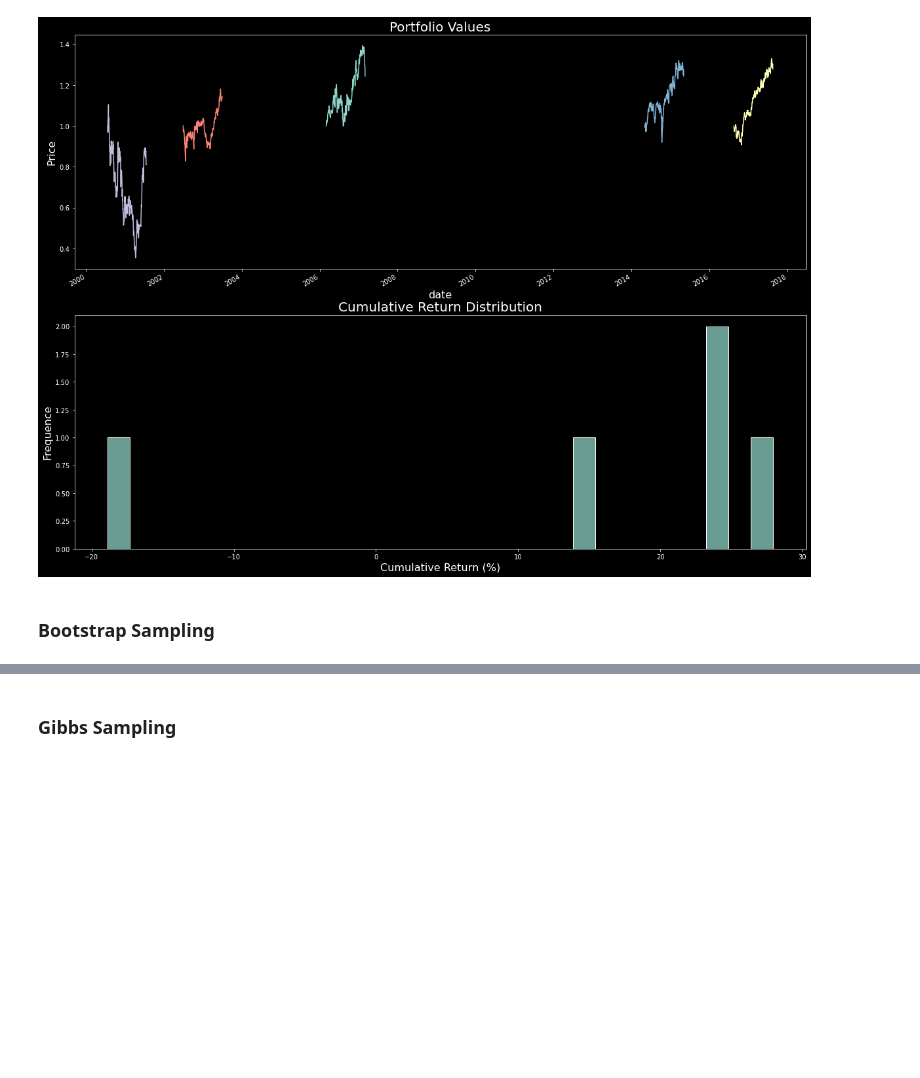
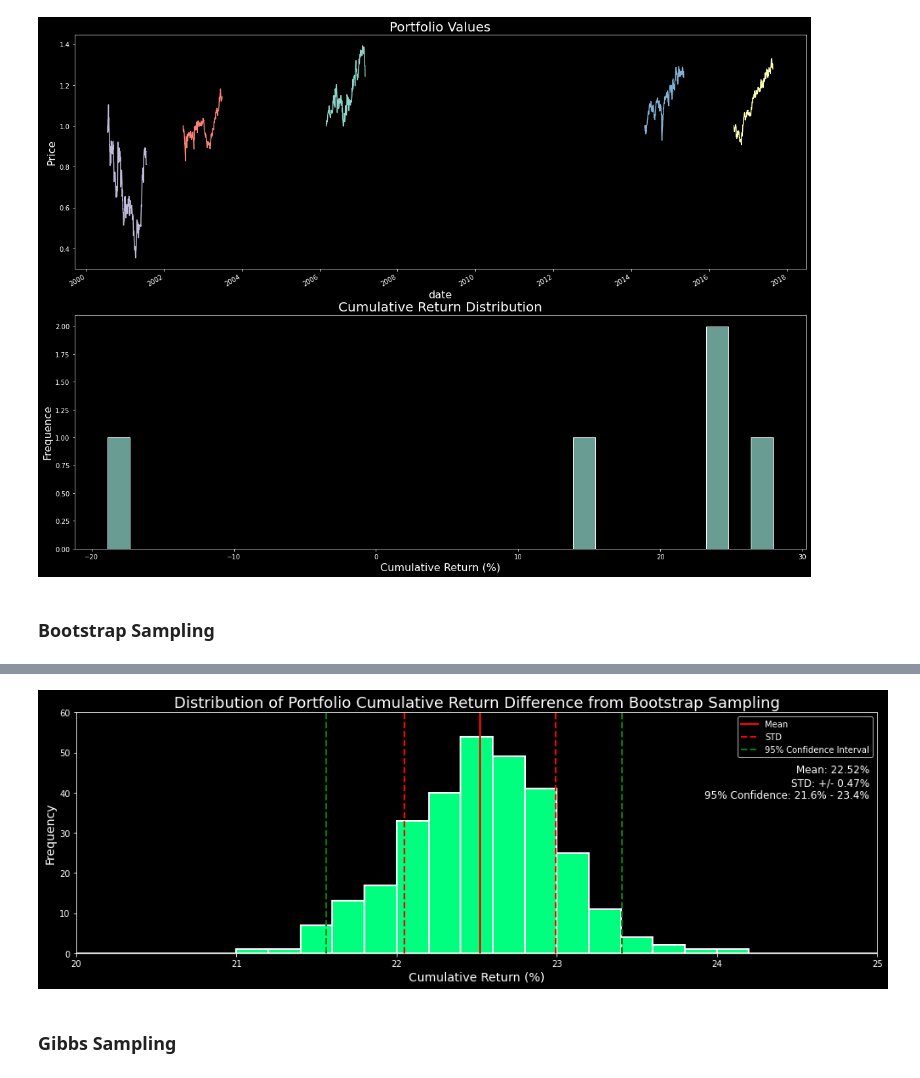
Before and after one commit to jujbates/Portfolio-Optimization, a Jupyter notebook: portopt/notebooks/exploratory/5.0-jujbates-S&P500-PO_modeling.ipynb, the cells around one changed output, grey strips where cells are left out. Drawn from its saved outputs; the diff is of its cells as text; code cells hidden in the pictures; blank space fills up the shorter version.

```diff
--- a/portopt/notebooks/exploratory/5.0-jujbates-S&P500-PO_modeling.ipynb
+++ b/portopt/notebooks/exploratory/5.0-jujbates-S&P500-PO_modeling.ipynb
@@ -369,2 +490,46 @@ sp500_index 95.0 confidence interval 4.4% and 6.0%
+# %%
+left, width = .20 , .79
+bottom, height = .25, .535
+right = left + width
+top = bottom + height
+
+
+btsp_stats_mean = btsp_stats.mean()
+btsp_stats_std = btsp_stats.std()
+
+fig, ax = plt.subplots(1, figsize=(14, 5))
+
+sns.distplot(btsp_stats, kde=False, bins=50, ax=ax,
+             hist_kws={"linewidth": 2, "alpha": 1, "color": c[1], "range": (15, 25), "edgecolor": c[0]})
+
+ax.axvline(btsp_stats_mean, color='red', linestyle='solid', linewidth=2, label='Mean')
+ax.axvline(btsp_stats_mean + btsp_stats_std, color='red', linestyle='dashed', linewidth=2, label='STD')
+ax.axvline(btsp_stats_mean - btsp_stats_std, color='red', linestyle='dashed', linewidth=2)
+
+# To plot the std lines we plot both the positive and negative values
+ax.axvline(btsp_stats_lower, color='g', linestyle='dashed', linewidth=2, label='95% Confidence Interval')
+ax.axvline(btsp_stats_upper, color='g', linestyle='dashed', linewidth=2)
+
+text = "Mean: {}%\nSTD: +/- {}%\n95% Confidence: {}% - {}%".format(round(btsp_stats_mean, 2), round(btsp_stats_std, 2),  round(btsp_stats_lower, 1), round(btsp_stats_upper, 1))
+ax.text(right, top, text,
+    fontsize='large',
+    horizontalalignment='right',
+    verticalalignment='top',
+    transform=ax.transAxes)
+
+ax.set_xlim(20, 25)
+ax.set_ylim(0, 60)
+ax.set_title('Distribution of Portfolio Cumulative Return Difference from Bootstrap Sampling', fontsize=18)
+ax.set_ylabel('Frequency', fontsize=14)
+ax.set_xlabel('Cumulative Return (%)', fontsize=14)
+ax.legend(loc="upper right")
+
+
+
+fig.tight_layout()
+
+plt.savefig(project_dir + '/reports/figures/' + 'histo_cumuliative_return_difference_bootstrap_sampling.png')
+# %% [output]
+[figure, added]
 # %% [markdown]
 ### Gibbs Sampling
```
Also changed, not shown: parts of 28 cells of this notebook, 16 other files.
